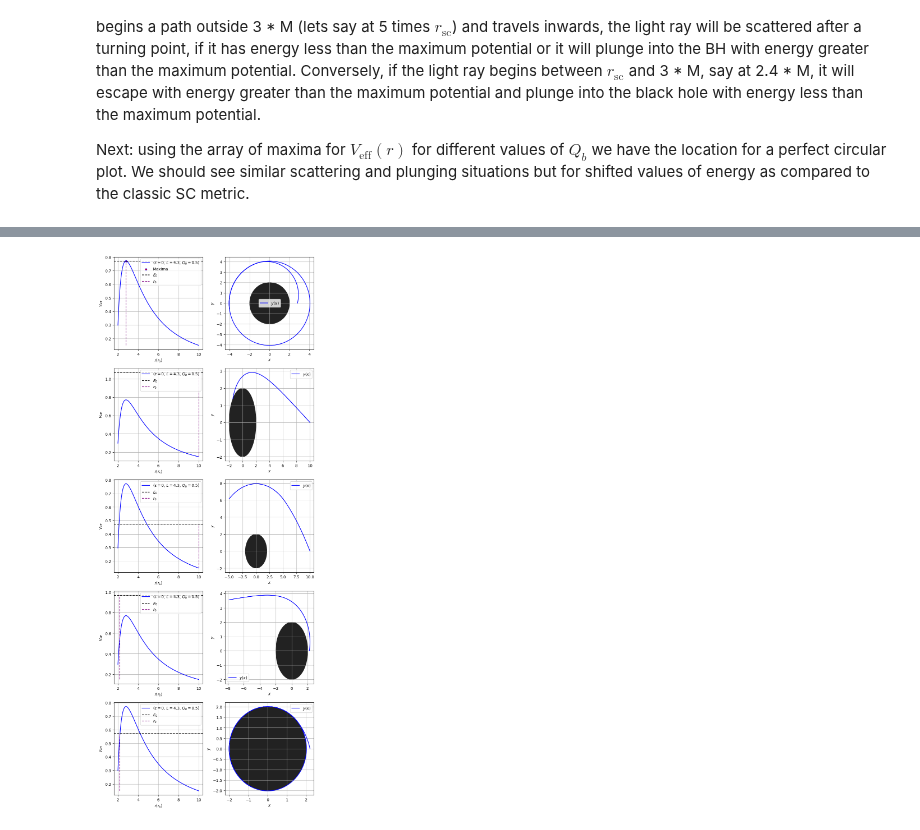
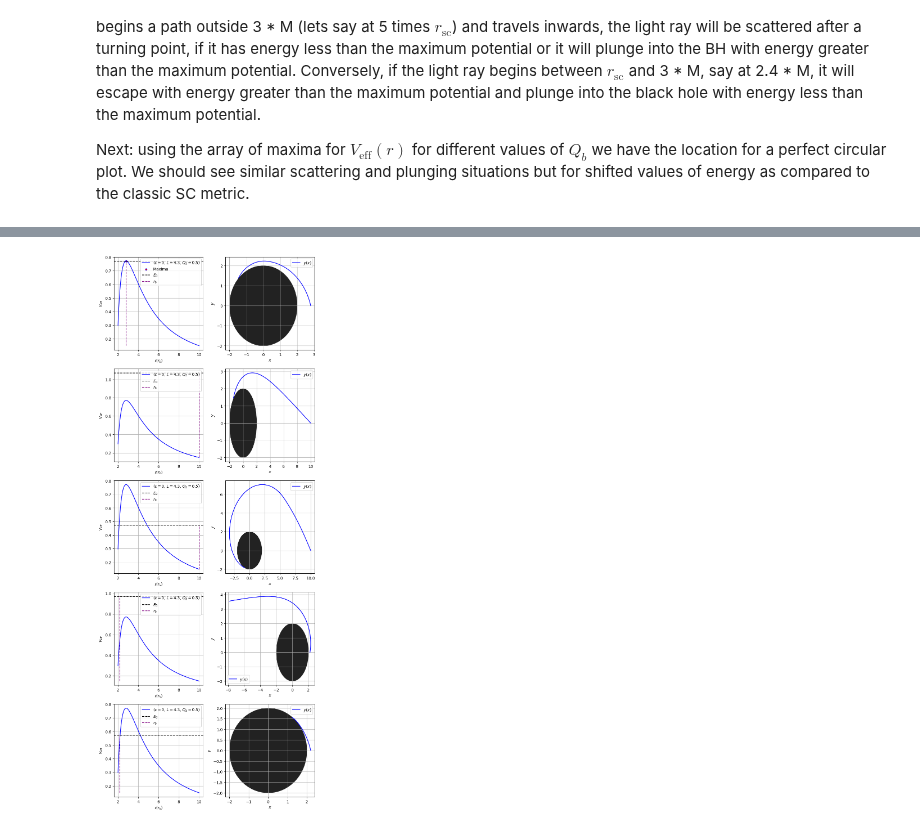
Before and after one commit to AdamSmithOrlik/quantum-black-holes, a Jupyter notebook: sue/research-3.ipynb, the cells around one changed output, grey strips where cells are left out. Saved outputs shown, nothing was run; the diff lists cells and outputs as text; code cells hidden in the pictures.

```diff
--- a/sue/research-3.ipynb
+++ b/sue/research-3.ipynb
@@ -484,7 +475,7 @@ params6 = (E1_1, L1, M1, Qb1, Qc0)
 
 v_eff2 = np.array([v_eff(i, M1, L1, Qb1, Qc0, epsilon=0) for i in r_vals1])
 
-sol_6 = solve_geodesic(r_circ2, phi0, t0, lam_range_2, params6, inward=False)
+sol_6 = solve_geodesic(r_circ2, phi0, t0, lam_range_2, params6, inward=True)
 
 t_vals_6 = sol_6.y[0]
 r_vals_6 = sol_6.y[1]
@@ -620,34 +611,34 @@ axes[3, 0].grid()
 # 8th plot
 axes[3, 1].plot(x_vals_9, y_vals_9, label=r'$y(x)$', color='blue')
 circle_9 = patches.Circle((0, 0), 2*M1, color='#222222', alpha=1.0)
 axes[3, 1].add_patch(circle_9)
 axes[3, 1].set_xlabel(r'$x$')
 axes[3, 1].set_ylabel(r'$y$')
 axes[3, 1].legend()
 axes[3, 1].grid()
 
 # 9th plot
 axes[4, 0].plot(r_vals1, v_eff2, label=rf"($\varepsilon={eps}$, $L={L1}$, $Q_b={Qb1}$)", color='b')
 axes[4, 0].axhline(y=E1_5, color='black', linestyle='--', label=r'$E_0$')
 axes[4, 0].vlines(x=r_in2, ymin=min(v_eff2), ymax=E1_5, color='purple', linestyle='--', label=r'$r_0$')
 axes[4, 0].set_xlabel(r'$r(r_{\mathrm{s}})$')
 axes[4, 0].set_ylabel(r'$V_{\mathrm{eff}}$')
 axes[4, 0].legend()
 axes[4, 0].grid()
 
 # 10th plot
 axes[4, 1].plot(x_vals_10, y_vals_10, label=r'$y(x)$', color='blue')
 circle_10 = patches.Circle((0, 0), 2*M1, color='#222222', alpha=1.0)
 axes[4, 1].add_patch(circle_10)
 axes[4, 1].set_xlabel(r'$x$')
 axes[4, 1].set_ylabel(r'$y$')
 axes[4, 1].legend()
 axes[4, 1].grid()
 
 plt.tight_layout()
 plt.show()
 # %% [output]
-[figure, old version]
+[figure, new version]
 # %%
 # block 8 - plot geodesics
 # same for all light particles around a SC black hole with Qb = 1.0
```
Also changed, not shown: parts of 4 cells of this notebook, 1 other file.
